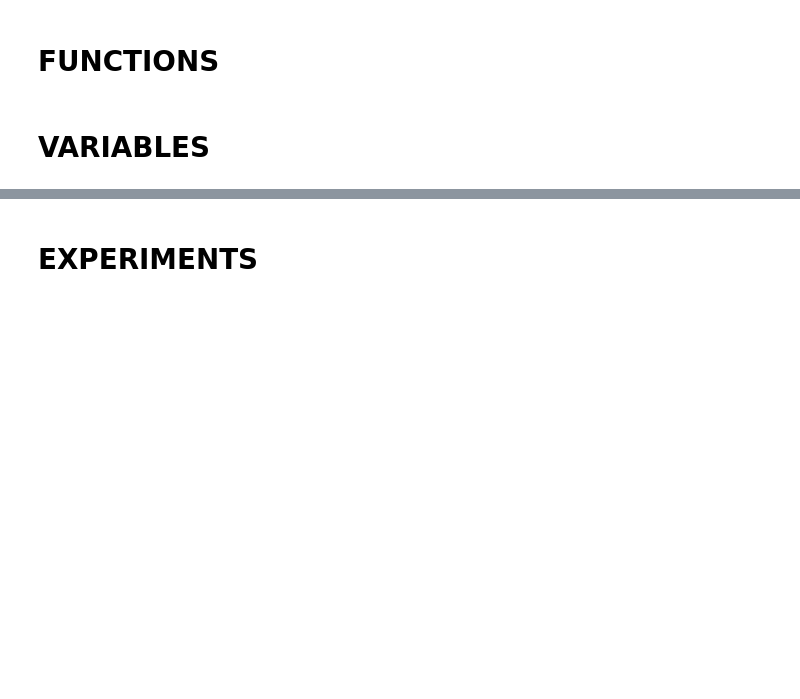
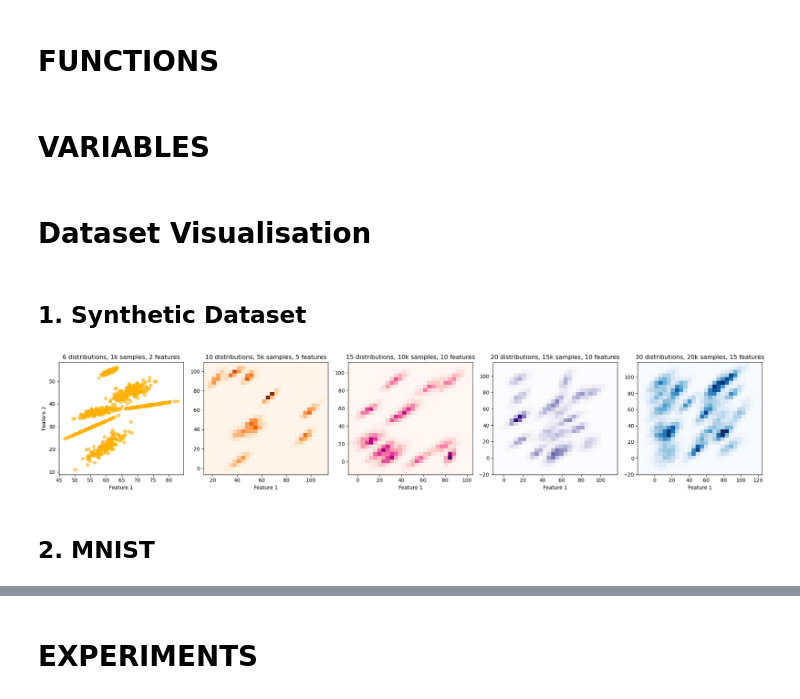
Before and after one commit to niconymanda/knn-chain, a Jupyter notebook: paper_results.ipynb, the cells around one changed output, grey strips where cells are left out. Saved outputs shown, nothing was run; the diff lists cells and outputs as text; code cells hidden in the pictures; blank space fills up the shorter version.

```diff
--- a/paper_results.ipynb
+++ b/paper_results.ipynb
@@ -56,3 +65,49 @@ def plot_runtimes(ks, avgs):
 # %%
 n = 20
 ks = [1, 3, 6, 10, 15]
+# %% [markdown]
+# Dataset Visualisation
+# %% [markdown]
+## 1. Synthetic Dataset
+# %%
+s_X = np.loadtxt("datasets/generated_smallX")
+med_X = np.loadtxt("datasets/generated_mediumX")
+large_X = np.loadtxt("datasets/generated_largeX")
+xl_X = np.loadtxt("datasets/generated_xlargeX")
+xxl_X = np.loadtxt("datasets/generated_xxlargeX")
+# %%
+fig, axes = plt.subplots(1, 5, figsize=(20, 4), sharex=False, sharey=False)
+
+# Plot for small_X
+axes[0].scatter(s_X[:, 0], s_X[:, 1], alpha=0.6, c='#FFB000')
+axes[0].set_title('6 distributions, 1k samples, 2 features')
+axes[0].set_xlabel('Feature 1')
+axes[0].set_ylabel('Feature 2')
+
+# Plot for med_X
+axes[1].hist2d(med_X[:, 0], med_X[:, 1], bins=30, cmap='Oranges')
+axes[1].set_title('10 distributions, 5k samples, 5 features')
+axes[1].set_xlabel('Feature 1')
+
+# Plot for large_X
+axes[2].hist2d(large_X[:, 0], large_X[:, 1], bins=30, cmap='RdPu')
+axes[2].set_title('15 distributions, 10k samples, 10 features')
+axes[2].set_xlabel('Feature 1')
+
+# Plot for xlarge_X
+axes[3].hist2d(xl_X[:, 0], xl_X[:, 1], bins=30, cmap='Purples')
+axes[3].set_title('20 distributions, 15k samples, 10 features')
+axes[3].set_xlabel('Feature 1')
+
+# Plot for xxlarge_X
+axes[4].hist2d(xxl_X[:, 0], xxl_X[:, 1], bins=30, cmap='Blues')
+axes[4].set_title('30 distributions, 20k samples, 15 features')
+axes[4].set_xlabel('Feature 1')
+
+# Adjust layout
+plt.tight_layout()
+plt.show()
+# %% [output]
+[figure, added]
+# %% [markdown]
+## 2. MNIST
```
Also changed, not shown: parts of 27 cells of this notebook, 1 other file.
